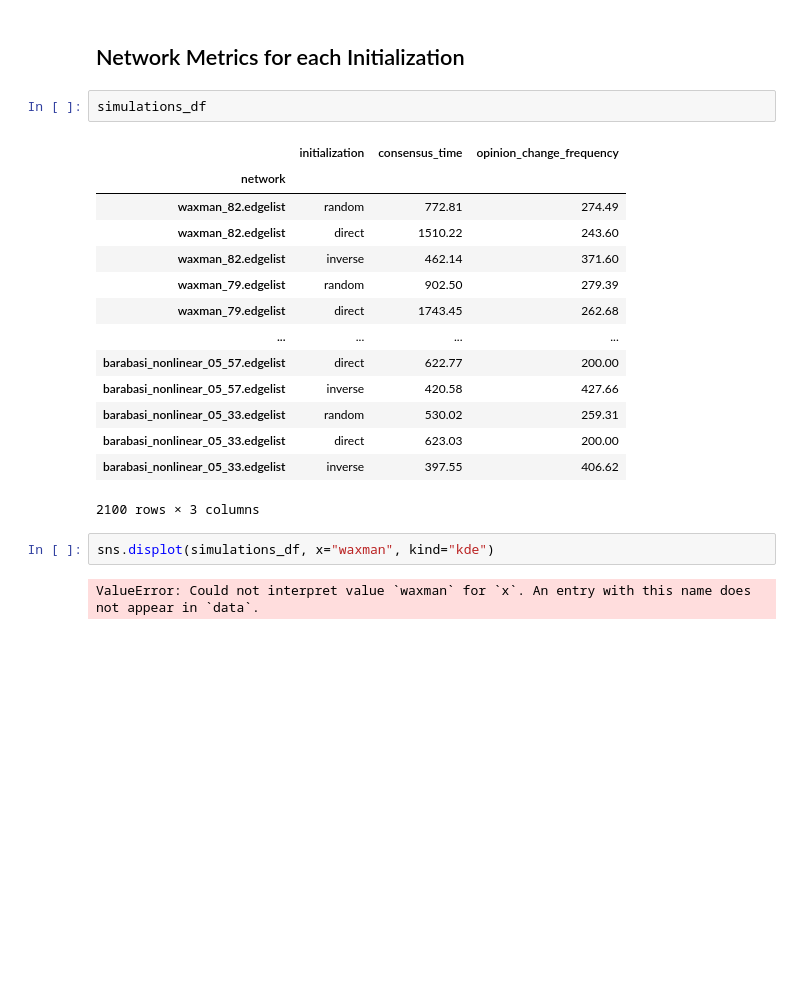
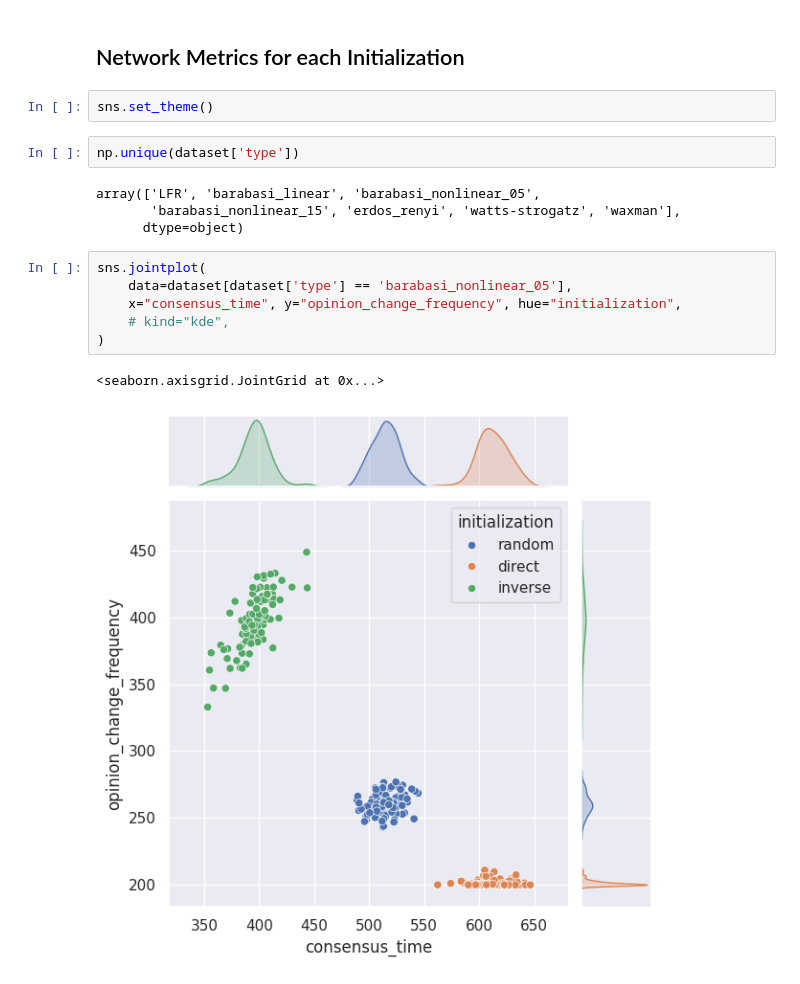
Before and after one commit to vitorfrois/SznajdNetworks, a Jupyter notebook: src/EDA.ipynb, the cells around one changed output. Cells and saved outputs as stored; diff of their text form; blank space fills up the shorter version.

Commit message:
added target joint plots

```diff
--- a/src/EDA.ipynb
+++ b/src/EDA.ipynb
@@ -234,24 +217,20 @@ sns.violinplot(
 [figure]
 # %% [markdown]
 ## Network Metrics for each Initialization
-# %%
-simulations_df
-# %% [output]
-|  | initialization | consensus_time | opinion_change_frequency |
-| network |  |  |  |
-| waxman_82.edgelist | random | 772.81 | 274.49 |
-| waxman_82.edgelist | direct | 1510.22 | 243.60 |
-| waxman_82.edgelist | inverse | 462.14 | 371.60 |
-| waxman_79.edgelist | random | 902.50 | 279.39 |
-| waxman_79.edgelist | direct | 1743.45 | 262.68 |
-| ... | ... | ... | ... |
-| barabasi_nonlinear_05_57.edgelist | direct | 622.77 | 200.00 |
-| barabasi_nonlinear_05_57.edgelist | inverse | 420.58 | 427.66 |
-| barabasi_nonlinear_05_33.edgelist | random | 530.02 | 259.31 |
-| barabasi_nonlinear_05_33.edgelist | direct | 623.03 | 200.00 |
-| barabasi_nonlinear_05_33.edgelist | inverse | 397.55 | 406.62 |
-2100 rows × 3 columns
-# %%
-sns.displot(simulations_df, x="waxman", kind="kde")
-# %% [output]
-ValueError: Could not interpret value `waxman` for `x`. An entry with this name does not appear in `data`.
+# %%
+sns.set_theme()
+# %%
+np.unique(dataset['type'])
+# %% [output]
+array(['LFR', 'barabasi_linear', 'barabasi_nonlinear_05',
+       'barabasi_nonlinear_15', 'erdos_renyi', 'watts-strogatz', 'waxman'],
+      dtype=object)
+# %%
+sns.jointplot(
+    data=dataset[dataset['type'] == 'barabasi_nonlinear_05'],
+    x="consensus_time", y="opinion_change_frequency", hue="initialization",
+    # kind="kde",
+)
+# %% [output]
+<seaborn.axisgrid.JointGrid at 0x...>
+[figure, added]
```
Also changed, not shown: parts of 11 cells of this notebook.
